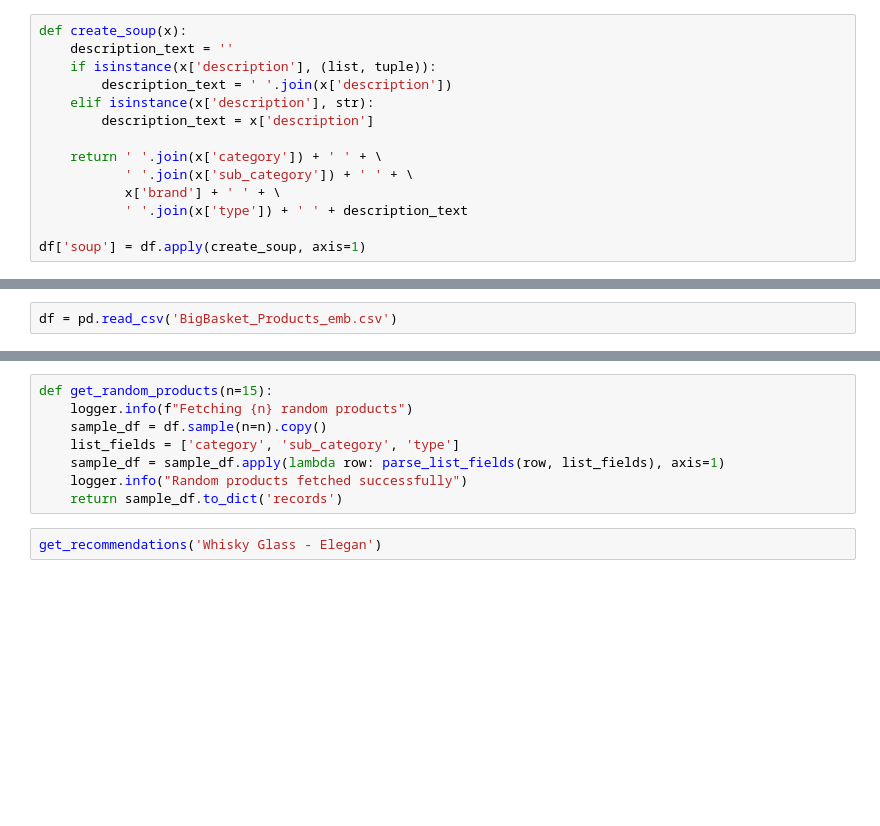
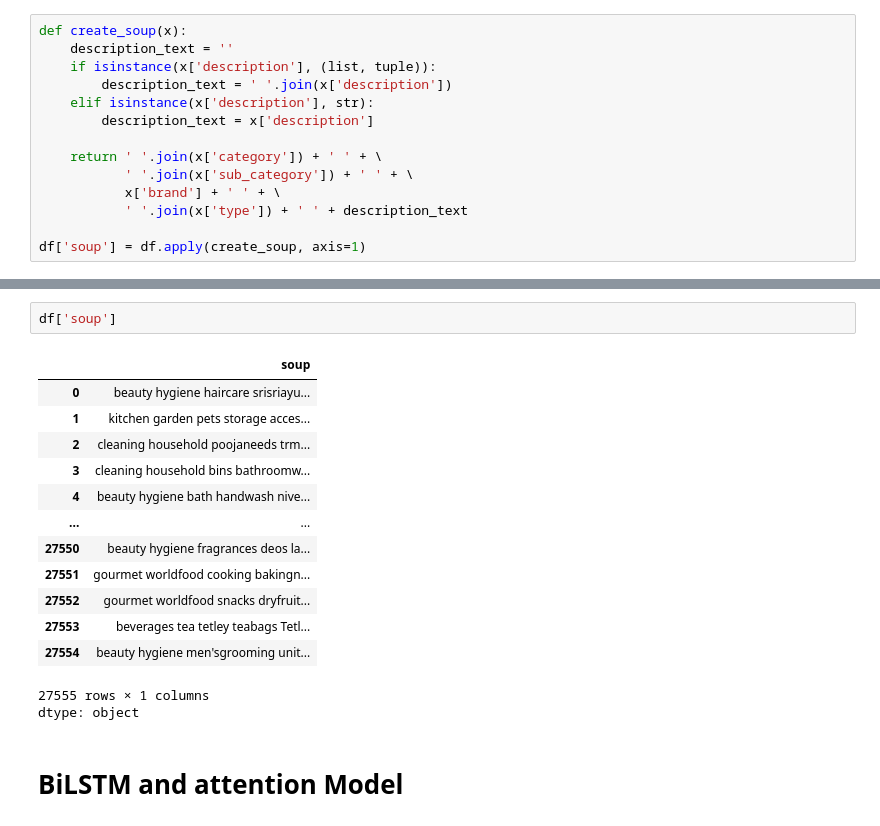
Before and after one commit to 1aryantyagi/JTP-project, a Jupyter notebook: backend/ML_Model/TechJTP.ipynb, the cells around one changed output, grey strips where cells are left out. Drawn from its saved outputs; the diff is of its cells as text; blank space fills up the shorter version.

```diff
--- a/backend/ML_Model/TechJTP.ipynb
+++ b/backend/ML_Model/TechJTP.ipynb
@@ -131,2 +105,0 @@ import ast
-# %%
-df = pd.read_csv('BigBasket_Products_emb.csv')
@@ -179,10 +106,19 @@ def get_recommendations(product_name, topn=10):
-# %%
-def get_random_products(n=15):
-    logger.info(f"Fetching {n} random products")
-    sample_df = df.sample(n=n).copy()
-    list_fields = ['category', 'sub_category', 'type']
-    sample_df = sample_df.apply(lambda row: parse_list_fields(row, list_fields), axis=1)
-    logger.info("Random products fetched successfully")
-    return sample_df.to_dict('records')
-# %%
-get_recommendations('Whisky Glass - Elegan')
+# %%
+df['soup']
+# %% [output]
+|  | soup |
+| 0 | beauty hygiene haircare srisriayu... |
+| 1 | kitchen garden pets storage acces... |
+| 2 | cleaning household poojaneeds trm... |
+| 3 | cleaning household bins bathroomw... |
+| 4 | beauty hygiene bath handwash nive... |
+| ... | ... |
+| 27550 | beauty hygiene fragrances deos la... |
+| 27551 | gourmet worldfood cooking bakingn... |
+| 27552 | gourmet worldfood snacks dryfruit... |
+| 27553 | beverages tea tetley teabags Tetl... |
+| 27554 | beauty hygiene men'sgrooming unit... |
+27555 rows × 1 columns
+dtype: object
+# %% [markdown]
+# BiLSTM and attention Model
```
Also changed, not shown: parts of 47 cells of this notebook, 4 other files.
